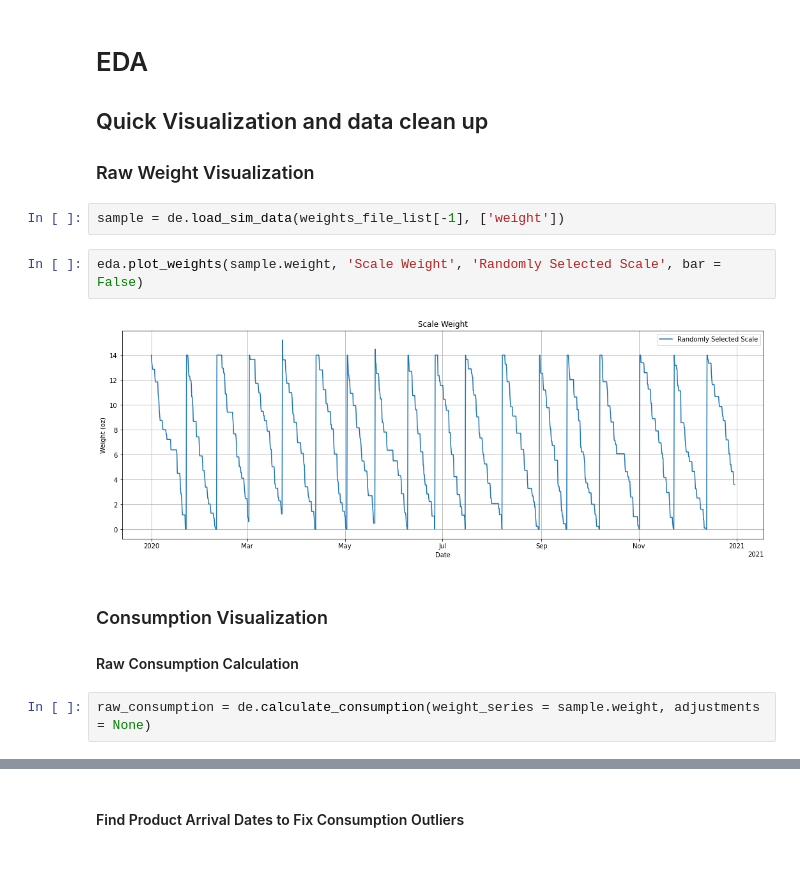
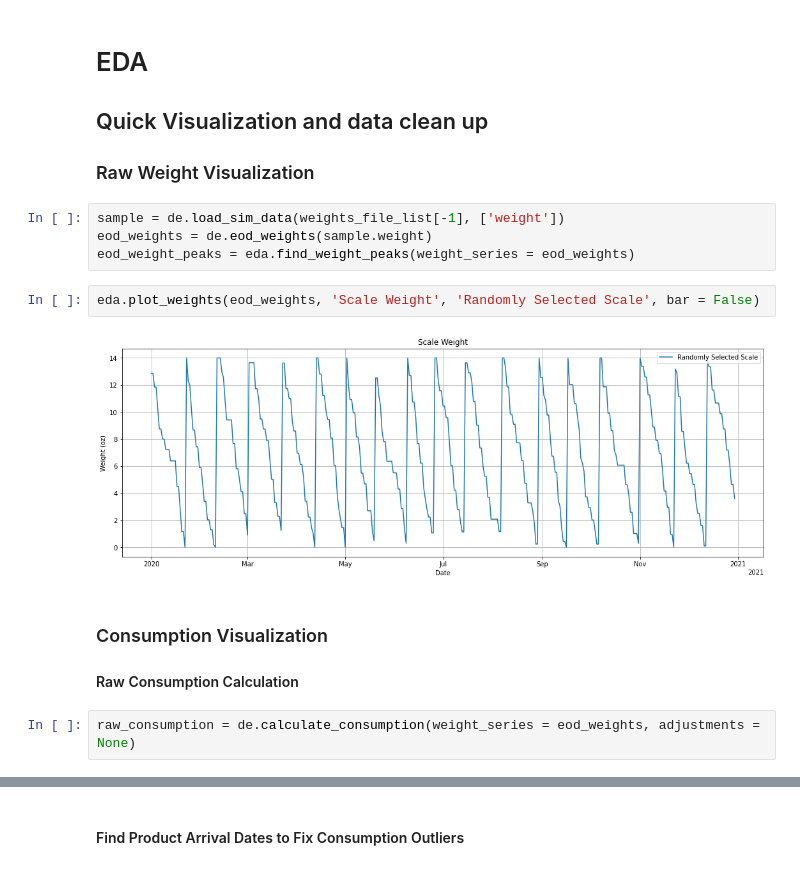
Before and after one commit to jbpauly/smart-simulation, a Jupyter notebook: smart_simulation/Notebooks/modeling.ipynb, the cells around one changed output, grey strips where cells are left out. Saved outputs shown, nothing was run; the diff lists cells and outputs as text.

```diff
--- a/smart_simulation/Notebooks/modeling.ipynb
+++ b/smart_simulation/Notebooks/modeling.ipynb
@@ -23,15 +27,17 @@ servings_file_list = ou.servings_files()
 ### Raw Weight Visualization
 # %%
 sample = de.load_sim_data(weights_file_list[-1], ['weight'])
+eod_weights = de.eod_weights(sample.weight)
+eod_weight_peaks = eda.find_weight_peaks(weight_series = eod_weights)
 # %%
-eda.plot_weights(sample.weight, 'Scale Weight', 'Randomly Selected Scale', bar = False)
+eda.plot_weights(eod_weights, 'Scale Weight', 'Randomly Selected Scale', bar = False)
 # %% [output]
-[figure, old version]
+[figure, new version]
 # %% [markdown]
 ### Consumption Visualization
 #### Raw Consumption Calculation
 # %%
-raw_consumption = de.calculate_consumption(weight_series = sample.weight, adjustments = None)
+raw_consumption = de.calculate_consumption(weight_series = eod_weights, adjustments = None)
 # %%
 eda.plot_weights(raw_consumption, 'Raw Consumption', 'Randomly Selected Scale', bar = True)
 # %% [output]
```
Also changed, not shown: parts of 71 cells of this notebook, 8 other files.
